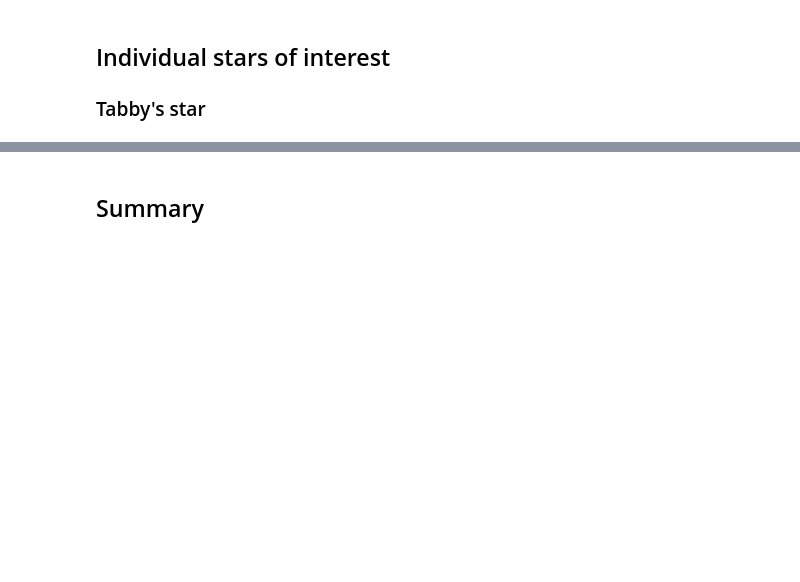
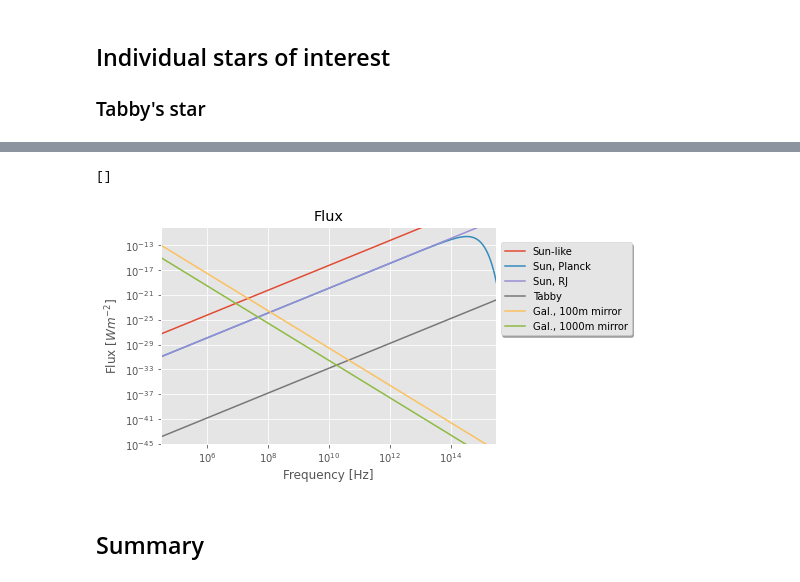
Before and after one commit to NicoGalvarino/techno_signatures, a Jupyter notebook: radio-seti/interstellar-communications/interstellar-communications.ipynb, the cells around one changed output, grey strips where cells are left out. Cells and saved outputs as stored; diff of their text form; code cells hidden in the pictures; blank space fills up the shorter version.

```diff
--- a/radio-seti/interstellar-communications/interstellar-communications.ipynb
+++ b/radio-seti/interstellar-communications/interstellar-communications.ipynb
@@ -516,3 +521,20 @@ Minimum frequency for Tabby's star with 100m diameter detector = 10.65
+# %%
+sun_df[["sunlike_flux", "sun_flux_planck",
+        "sun_flux_rj", "tabby_flux_rj",
+        "galactic_flux_100", "galactic_flux_1000"]][1e-2:1e18].plot(use_index=True, loglog=True, ylim=(1e-45, 1e-10), xlim=(3e4, 3e15),
+                                                                    xlabel='Frequency [Hz]',
+                                                                    ylabel=r'Flux [$W {m}^{-2}$]',
+                                                                    title='Flux');
+
+plt.legend(['Sun-like', 'Sun, Planck', 'Sun, RJ',
+            'Tabby', 'Gal., 100m mirror', 'Gal., 1000m mirror'],
+            bbox_to_anchor=(1.0, 0.95),
+            ncol=1, fancybox=True, shadow=True);
+
+plt.plot()
+# %% [output]
+[]
+[figure, added]
 # %% [markdown]
 ## Summary
 # %% [markdown]
```
Also changed, not shown: parts of 4 cells of this notebook.
